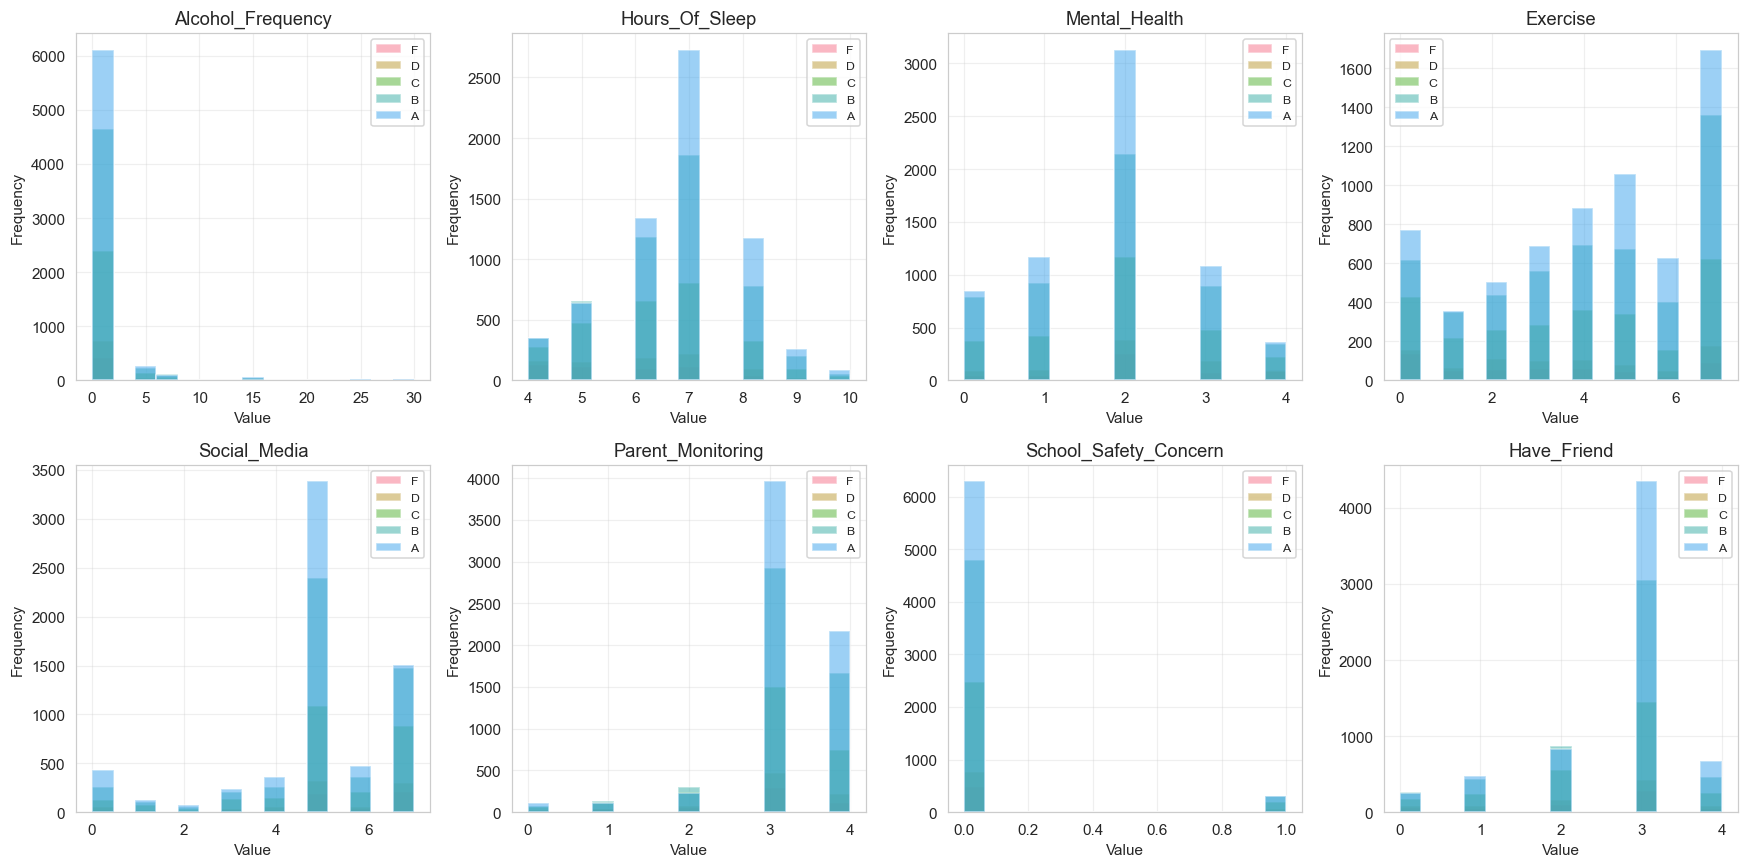
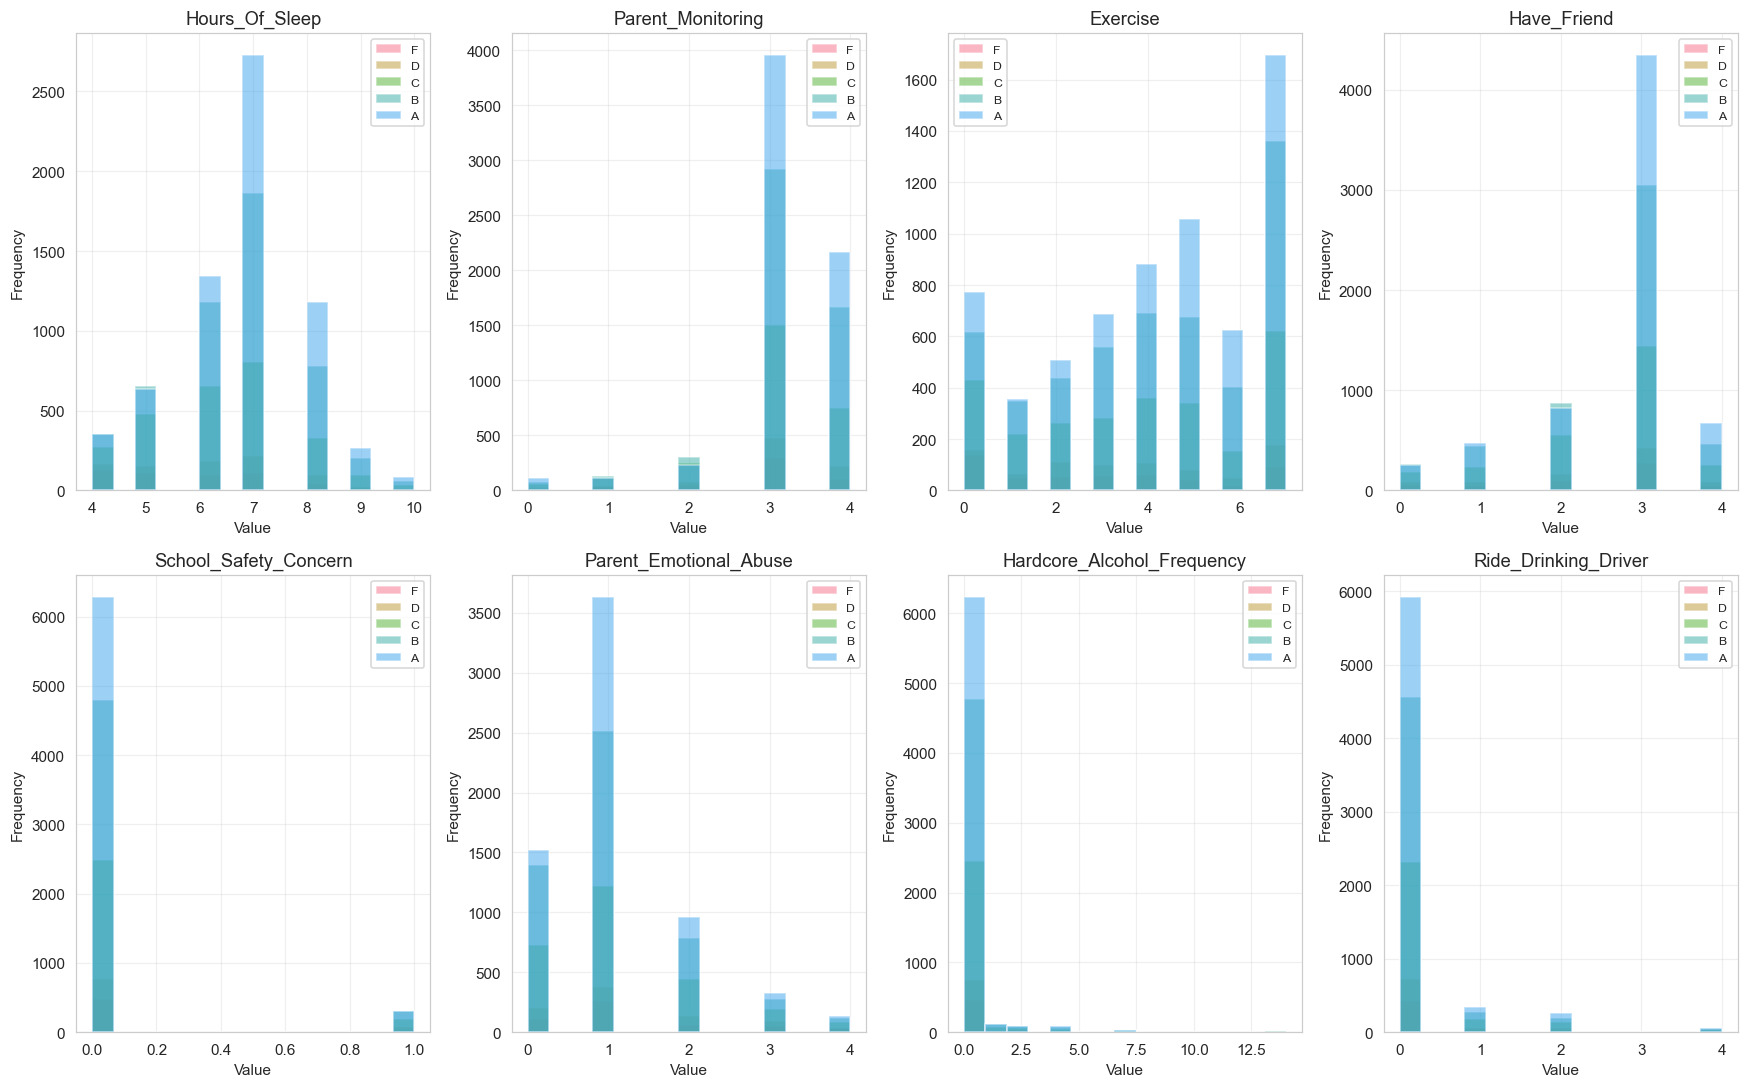
Code edit (unified diff) that turned the first committed figure into the second:
--- before
+++ after
@@ -1,6 +1,6 @@
-key_features = ['alcohol_frequency', 'hours_of_sleep', 'mental_health', 'exercise', 
-                'social_media', 'parent_monitoring', 'school_safety_concern', 'have_friend']
+key_features = ['hours_of_sleep', 'parent_monitoring', 'exercise', 'have_friend', 'school_safety_concern', 'parent_emotional_abuse', 
+                'hardcore_alcohol_frequency', 'ride_drinking_driver']
 
-fig, axes = plt.subplots(2, 4, figsize=(16, 8))
+fig, axes = plt.subplots(2, 4, figsize=(16, 10))
 axes = axes.flatten()
 

Commit: add alcohol graph